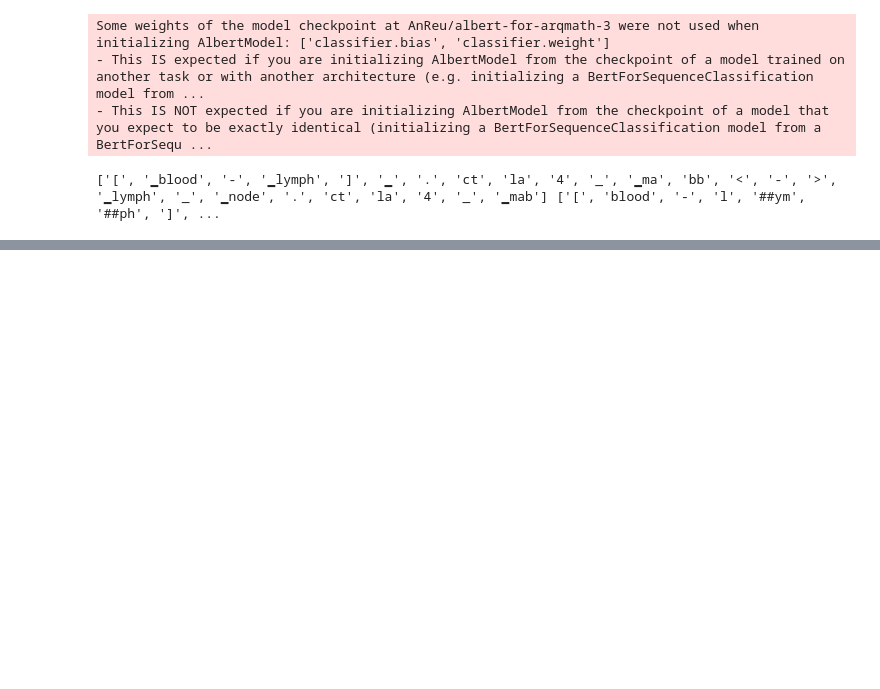
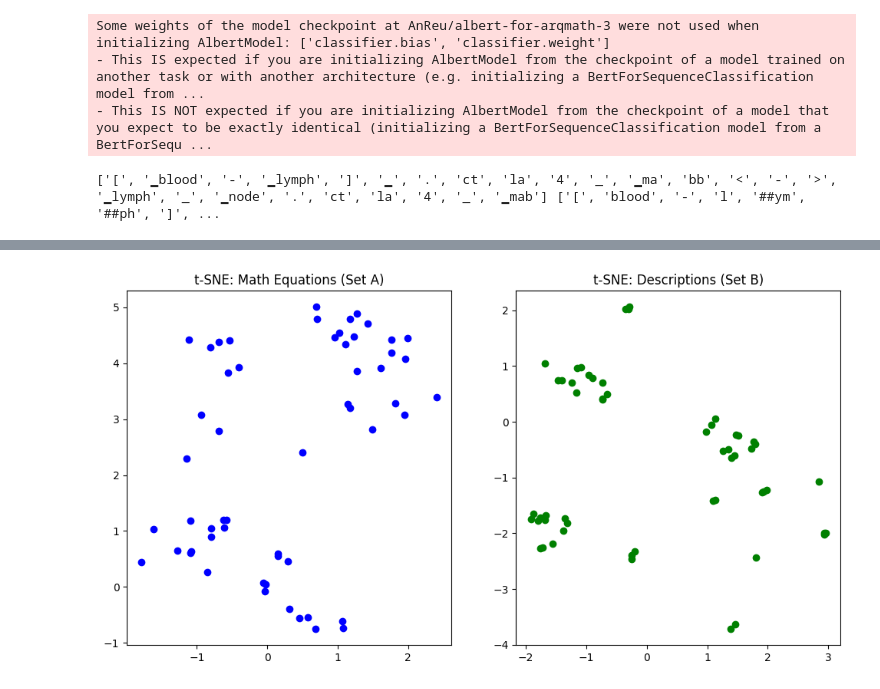
Before and after one commit to francescolosterzo/dufourspitze_16, a Jupyter notebook: nt/scratch.ipynb, the cells around one changed output, grey strips where cells are left out. Cells and saved outputs as stored; diff of their text form; code cells hidden in the pictures; blank space fills up the shorter version.

```diff
--- a/nt/scratch.ipynb
+++ b/nt/scratch.ipynb
@@ -198,0 +329,28 @@ plt.imshow(A)
+# %%
+from sklearn.manifold import TSNE
+import matplotlib.pyplot as plt
+
+# t-SNE on math equations (Set A)
+tsne_A = TSNE(n_components=2, random_state=42, metric="cosine")
+tsne_embeddings_A = tsne_A.fit_transform(eq_embs)
+
+# t-SNE on descriptions (Set B)
+tsne_B = TSNE(n_components=2, random_state=42, metric="cosine")
+tsne_embeddings_B = tsne_B.fit_transform(desc_embs)
+
+# Plot
+plt.figure(figsize=(12, 6))
+
+# Plot Set A (math equations)
+plt.subplot(1, 2, 1)
+plt.scatter(tsne_embeddings_A[:, 0], tsne_embeddings_A[:, 1], color='blue', label='Equations')
+plt.title("t-SNE: Math Equations (Set A)")
+
+# Plot Set B (descriptions)
+plt.subplot(1, 2, 2)
+plt.scatter(tsne_embeddings_B[:, 0], tsne_embeddings_B[:, 1], color='green', label='Descriptions')
+plt.title("t-SNE: Descriptions (Set B)")
+
+plt.show()
+# %% [output]
+[figure, added]
```
Also changed, not shown: parts of 16 cells of this notebook.
